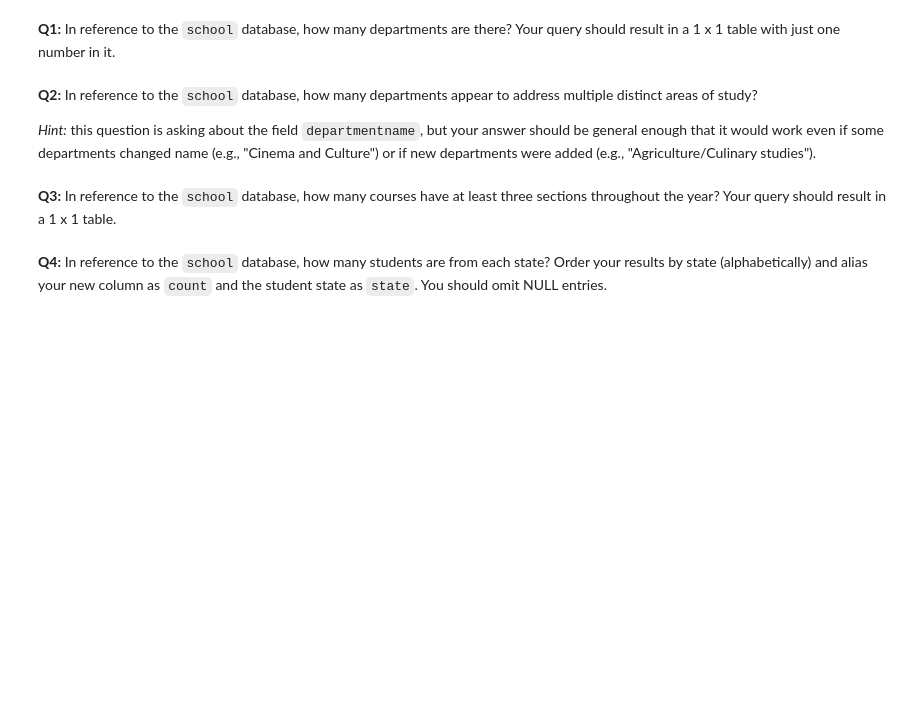
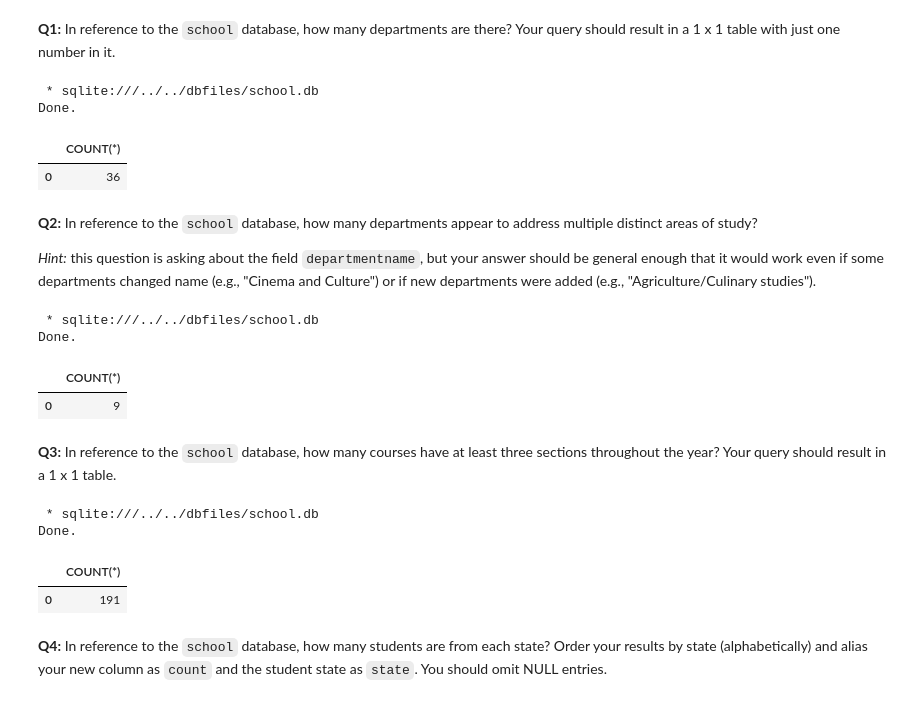
Before and after one commit to Banguyen13/cs181-s23-student, a Jupyter notebook: hw/HW_4.c/multiple_inner.ipynb, the cells around one changed output. Cells and saved outputs as stored; diff of their text form; code cells hidden in the pictures; blank space fills up the shorter version.

```diff
--- a/hw/HW_4.c/multiple_inner.ipynb
+++ b/hw/HW_4.c/multiple_inner.ipynb
@@ -58,13 +62,19 @@ Image("figs/school_schema.jpg", width=600, height=600)
 **Q1:** In reference to the `school` database, how many departments are there? Your query should result in a 1 x 1 table with just one number in it.
 # %%
 query1 = """
+SELECT COUNT(*)
+FROM departments
 """
-# YOUR CODE HERE
-raise NotImplementedError()
+
 
 resultset1 = %sql $query1
 resultdf1 = resultset1.DataFrame()
 resultdf1.head()
+# %% [output]
+ * sqlite:///../../dbfiles/school.db
+Done.
+|  | COUNT(*) |
+| 0 | 36 |
 # %%
 # Testing cell
 assert resultdf1.iloc[0,0] == 36
@@ -76,13 +86,19 @@ _Hint:_ this question is asking about the field `departmentname`, but your answe
 # Hint: look for 'and', &, /
 
 query2 = """
+SELECT COUNT(*)
+FROM departments
+WHERE (departmentname LIKE '%and%' OR departmentname LIKE '%&%' OR departmentname LIKE '%/%')
 """
-# YOUR CODE HERE
-raise NotImplementedError()
 
 resultset2 = %sql $query2
 resultdf2 = resultset2.DataFrame()
 resultdf2
+# %% [output]
+ * sqlite:///../../dbfiles/school.db
+Done.
+|  | COUNT(*) |
+| 0 | 9 |
 # %%
 # Testing cell
 assert resultdf2.iloc[0,0] == 9
@@ -90,13 +106,21 @@ assert resultdf2.iloc[0,0] == 9
 **Q3:** In reference to the `school` database, how many courses have at least three sections throughout the year?  Your query should result in a 1 x 1 table.
 # %%
 query3 = """
+SELECT COUNT(*)
+FROM (SELECT *
+FROM classes as cl
+GROUP BY coursesubject, coursenum
+HAVING COUNT(*)>2)
 """
-# YOUR CODE HERE
-raise NotImplementedError()
 
 resultset3 = %sql $query3
 resultdf3 = resultset3.DataFrame()
 resultdf3.head()
+# %% [output]
+ * sqlite:///../../dbfiles/school.db
+Done.
+|  | COUNT(*) |
+| 0 | 191 |
 # %%
 # Testing cell
 assert resultdf3.iloc[0,0] == 191
```
Also changed, not shown: parts of 10 cells of this notebook.
